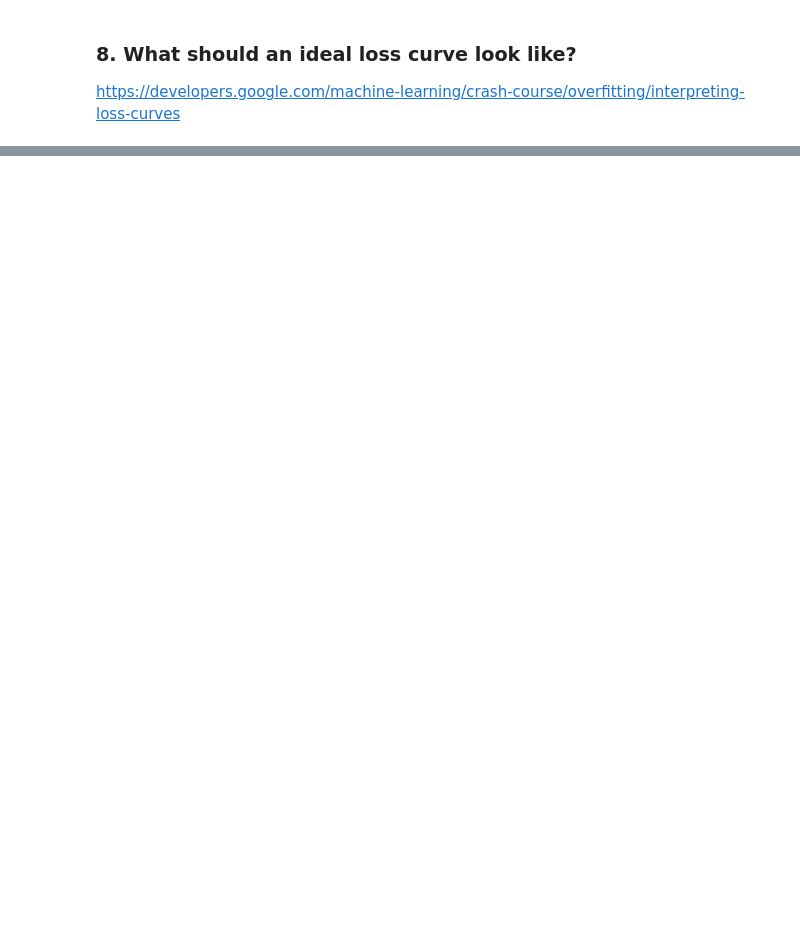
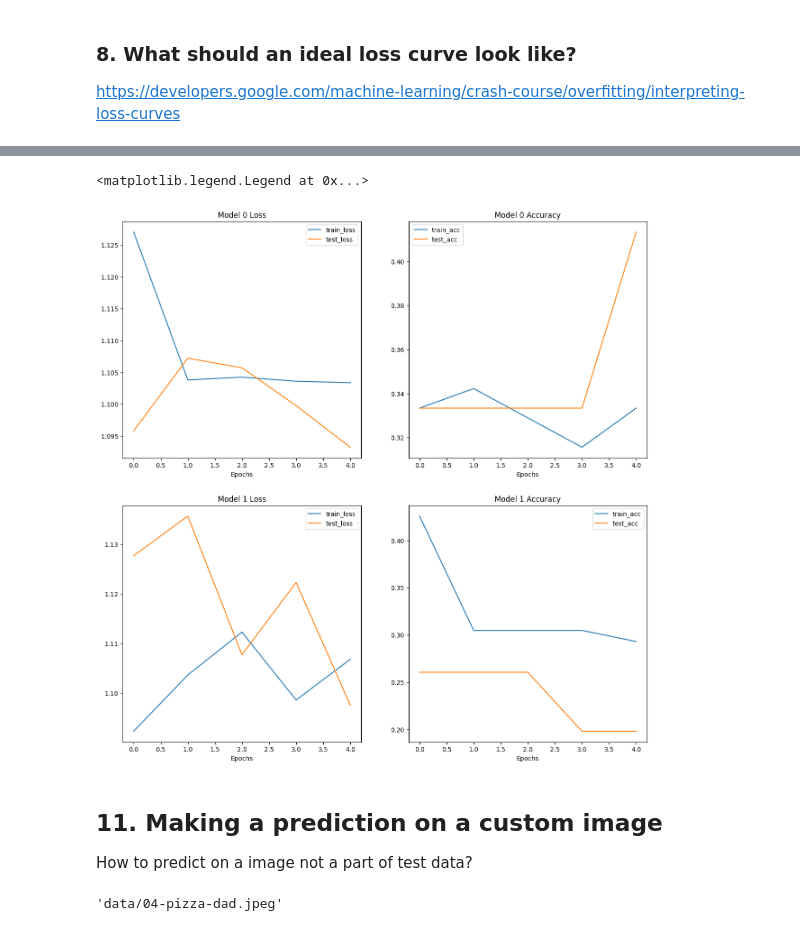
Before and after one commit to tishakbhavsar/practising-pytorch, a Jupyter notebook: 04_custom_datasets.ipynb, the cells around one changed output, grey strips where cells are left out. Drawn from its saved outputs; the diff is of its cells as text; code cells hidden in the pictures; blank space fills up the shorter version.

```diff
--- a/04_custom_datasets.ipynb
+++ b/04_custom_datasets.ipynb
@@ -890,0 +999,5 @@ https://developers.google.com/machine-learning/crash-course/overfitting/interpre
+# %%
+import pandas as pd
+model_0_df = pd.DataFrame(results)
+model_1_df = pd.DataFrame(model_1_results)
+model_1_df
@@ -890,0 +1011,70 @@ https://developers.google.com/machine-learning/crash-course/overfitting/interpre
+# %%
+# Set up a plot
+plt.figure(figsize=(15,15))
+epochs = range(len(model_0_df))
+
+plt.subplot(2,2,1)
+plt.plot(
+    epochs,
+    model_0_df["train_loss"],
+    label="train_loss"
+)
+plt.plot(
+    epochs,
+    model_0_df["test_loss"],
+    label="test_loss"
+)
+plt.title("Model 0 Loss")
+plt.xlabel("Epochs")
+plt.legend()
+
+plt.subplot(2,2,2)
+plt.plot(
+    epochs,
+    model_0_df["train_acc"],
+    label="train_acc"
+)
+plt.plot(
+    epochs,
+    model_0_df["test_acc"],
+    label="test_acc"
+)
+plt.title("Model 0 Accuracy")
+plt.xlabel("Epochs")
+plt.legend()
+
+plt.subplot(2,2,3)
+plt.plot(
+    epochs,
+    model_1_df["train_loss"],
+    label="train_loss"
+)
+plt.plot(
+    epochs,
+    model_1_df["test_loss"],
+    label="test_loss"
+)
+plt.title("Model 1 Loss")
+plt.xlabel("Epochs")
+plt.legend()
+plt.subplot(2,2,4)
+plt.plot(
+    epochs,
+    model_1_df["train_acc"],
+    label="train_acc"
+)
+plt.plot(
+    epochs,
+    model_1_df["test_acc"],
+    label="test_acc"
+)
+plt.title("Model 1 Accuracy")
+plt.xlabel("Epochs")
+plt.legend()
+# %% [output]
+<matplotlib.legend.Legend at 0x...>
+[figure, added]
+# %% [markdown]
+## 11. Making a prediction on a custom image
+
+How to predict on a image not a part of test data?
@@ -890,0 +1091,4 @@ https://developers.google.com/machine-learning/crash-course/overfitting/interpre
+# %%
+custom_image_path
+# %% [output]
+'data/04-pizza-dad.jpeg'
```
Also changed, not shown: parts of 41 cells of this notebook.
